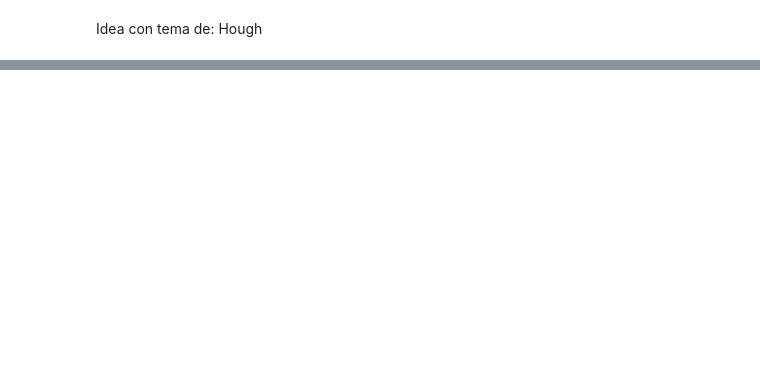
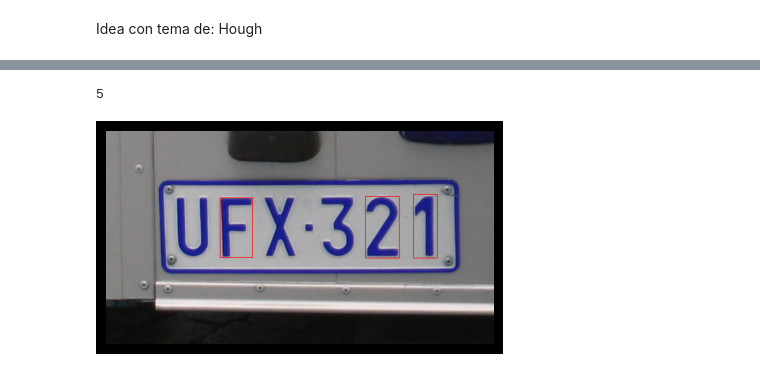
Before and after one commit to CarlosAlvarado-git/ComputerVision, a Jupyter notebook: proyecto1/proyecto1.ipynb, the cells around one changed output, grey strips where cells are left out. Saved outputs shown, nothing was run; the diff lists cells and outputs as text; code cells hidden in the pictures; blank space fills up the shorter version.

```diff
--- a/proyecto1/proyecto1.ipynb
+++ b/proyecto1/proyecto1.ipynb
@@ -109,0 +137,41 @@ Idea con tema de: Hough
+# %%
+# compute contours
+mode = cv.RETR_TREE # contour retrieval mode
+method = [cv.CHAIN_APPROX_NONE, cv.CHAIN_APPROX_SIMPLE] # contour approximation method
+contours, hierarchy = cv.findContours(edges, mode, method[1])
+
+contorno = []
+
+for c in contours:
+    # limitar el contorno, para tener un área más ajustada.
+    percent =0.052
+    epsilon = percent*cv.arcLength(c,True)
+    approx = cv.approxPolyDP(c,epsilon,True)
+    if (cv.contourArea(approx)>120): #pongo el mínimo del área
+        area = cv.contourArea(c)
+        x,y,w,h = cv.boundingRect(c)
+        rect_area = w*h
+        extent = float(area)/rect_area
+        if (extent > 0 and extent < 0.99): #pongo el mínimo del área
+            contorno.append(c)
+len(contorno)
+# %% [output]
+5
+# %%
+colores = {}
+indexes = []
+thickness = 1
+#(255,0,0),602:(0,255,0)
+for cnt in range(len(contorno)):
+    #print(f"{w}, {h}")
+    colores.update({cnt:(255,0,0)})
+    indexes.append(cnt)
+# %%
+r = im.copy()
+# cv.rectangle(im.copy(),(x,y),(x+w,y+h),(0,255,0),1)
+for c in indexes:
+    x,y,w,h = cv.boundingRect(contorno[c])
+    r = cv.rectangle(r,(x,y),(x+w,y+h),colores[c],1)
+view(r)
+# %% [output]
+[figure, added]
```
Also changed, not shown: parts of 10 cells of this notebook.
